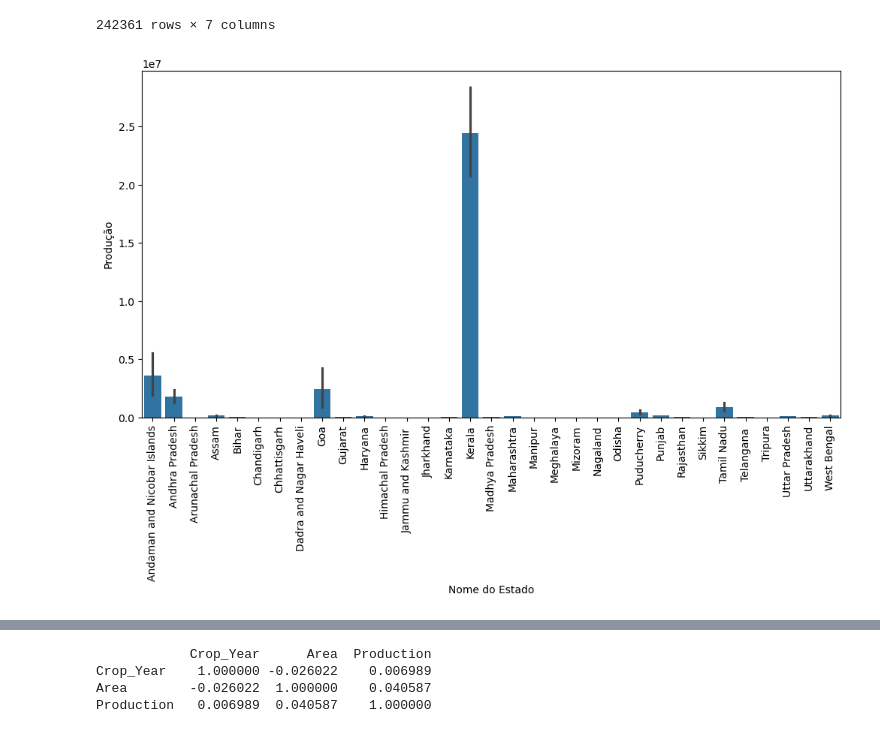
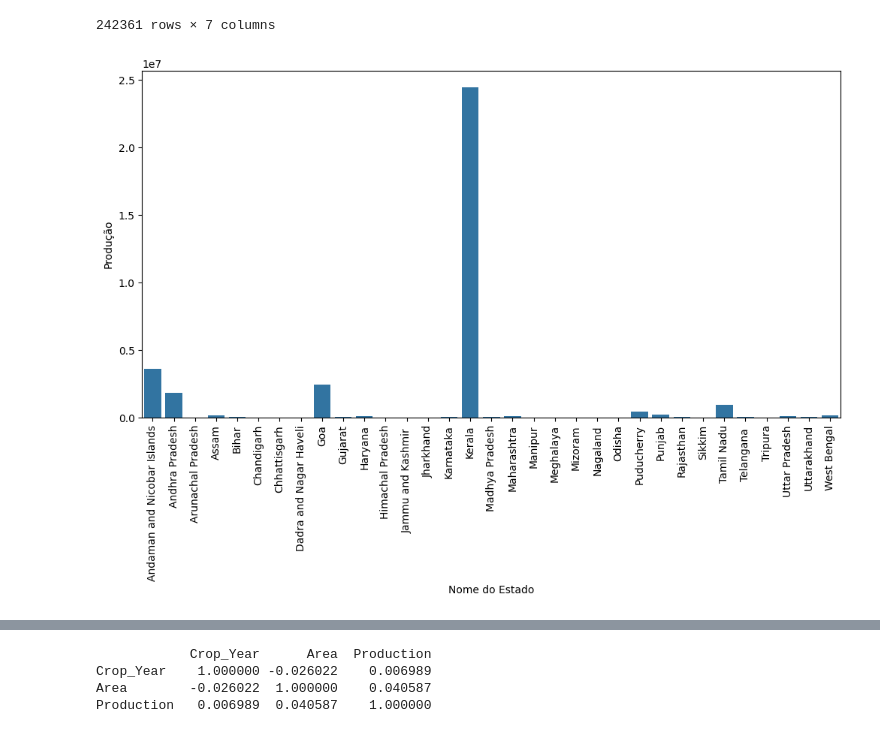
Before and after one commit to EuCaduSilva/An-Prod-Ag, a Jupyter notebook: proj-prod-India.ipynb, the cells around one changed output, grey strips where cells are left out. Drawn from its saved outputs; the diff is of its cells as text; code cells hidden in the pictures.

```diff
--- a/proj-prod-India.ipynb
+++ b/proj-prod-India.ipynb
@@ -88,13 +88,13 @@ import seaborn as sns
 # %%
 #plotando produção por estado
 plt.figure(figsize=(12,6))
-sns.barplot(x='State_Name', y='Production', data=df)
+sns.barplot(x='State_Name', y='Production', data=df, errorbar=None)
 plt.xticks(rotation=90)
 plt.xlabel('Nome do Estado')
 plt.ylabel('Produção')
 plt.show()
 # %% [output]
-[figure, old version]
+[figure, new version]
 # %%
 #Área por estado
 plt.figure(figsize=(12,6))
```
Also changed, not shown: parts of 17 cells of this notebook.
